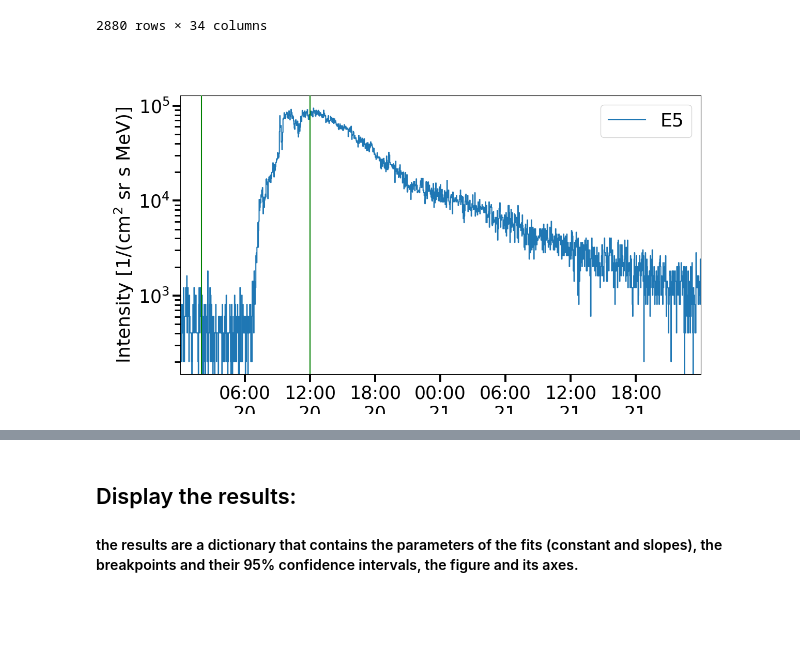
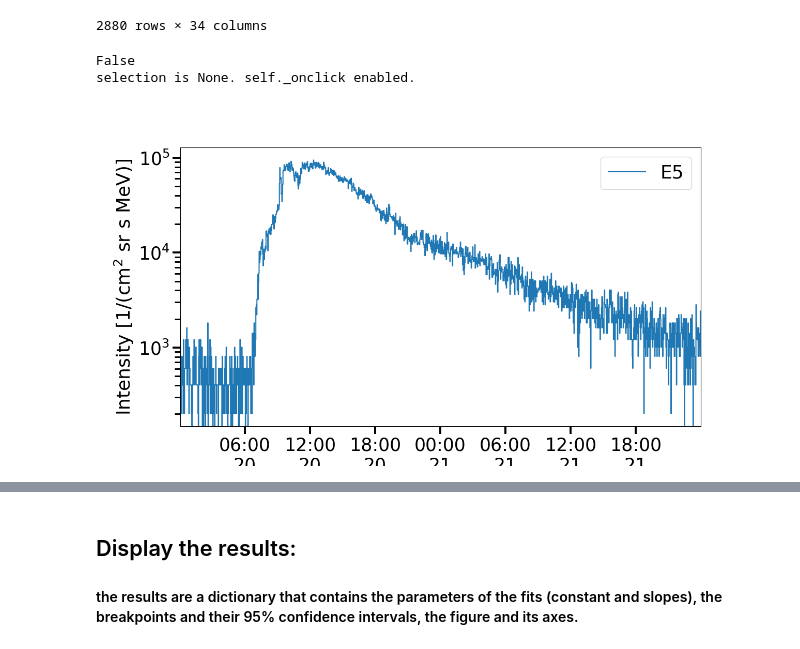
Before and after one commit to Christian-Palmroos/regression_onset_finders, a Jupyter notebook: interactive_testing.ipynb, the cells around one changed output, grey strips where cells are left out. Saved outputs shown, nothing was run; the diff lists cells and outputs as text; code cells hidden in the pictures; blank space fills up the shorter version.

Commit message:
Fixed an issue with _onclick() where the program would not draw a line where the selection was clicked.

```diff
--- a/interactive_testing.ipynb
+++ b/interactive_testing.ipynb
@@ -66,15 +67,17 @@ display(df)
 # %%
 # Initializing the tool with input data
 event = reg.Reg(data=df)
 
 # Choose the channel(s) to examine in quicklook plot
 channel = "E5"
 
 #
 %matplotlib ipympl
-event.quicklook(channel=channel, resample="2 min", selection=["2022-01-20 02:00", "2022-01-20 12:00"]) #
+event.quicklook(channel=channel, resample="2 min") #selection=["2022-01-20 02:00", "2022-01-20 12:00"]
 # %% [output]
+False
+selection is None. self._onclick enabled.
-[figure, old version]
+[figure, new version]
 # %%
 # Title for the figure (optional)
 title = r"Solar Orbiter / EPT$^{\mathrm{sun}}$ ($0.0439 - 0.0467$) MeV electrons, 1 min data"
```
Also changed, not shown: parts of 2 cells of this notebook, 1 other file.
